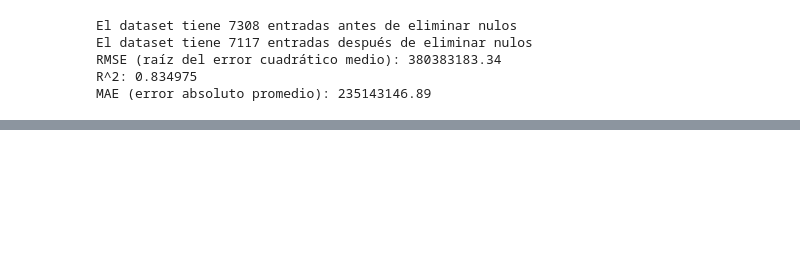
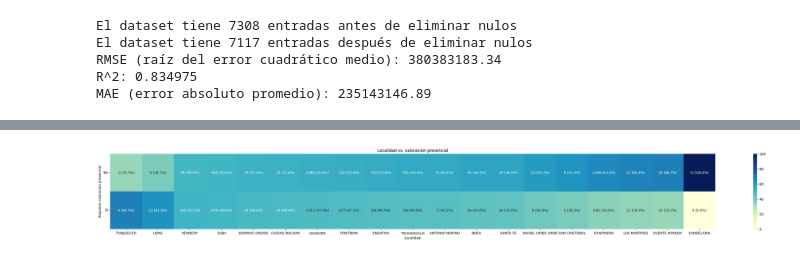
Before and after one commit to Traintain/MINE4101-202520-Taller2, a Jupyter notebook: taller.ipynb, the cells around one changed output, grey strips where cells are left out. Drawn from its saved outputs; the diff is of its cells as text; code cells hidden in the pictures; blank space fills up the shorter version.

Commit message:
Genración de valor

```diff
--- a/taller.ipynb
+++ b/taller.ipynb
@@ -962,0 +1010,43 @@ Esta revisión permitiría delimitar los segmentos donde el modelo funciona bien
+# %%
+def variable_vs_requiere_perito(df, col, label, sort=False, size=None):
+    contingency_table = pd.crosstab(
+        df['requiere_perito'],
+        df[col]
+    )
+
+    n=len(contingency_table.columns.tolist())
+    percentages = contingency_table.div(contingency_table.sum(axis=0), axis=1) * 100
+    annot = contingency_table.astype(str) + " (" + percentages.round(1).astype(str) + "%)"
+
+    if sort:
+        row_to_sort = "Sí"
+        sorted_cols = percentages.loc[row_to_sort].sort_values(ascending=False).index
+
+        percentages = percentages[sorted_cols]
+        contingency_table = contingency_table[sorted_cols]
+        annot = annot[sorted_cols]
+
+    if size:
+        plt.figure(figsize=size)
+
+    sns.heatmap(percentages, annot=annot, fmt="", cmap="YlGnBu")
+
+    plt.xticks([i+0.5 for i in range(n)], percentages.columns.tolist())
+    plt.yticks([i+0.5 for i in range(2)], ['No', 'Sí'], rotation=0)
+
+    plt.title(f"{label} vs. valoracion presencial")
+    plt.xlabel(label)
+    plt.ylabel('Requiere valoracion presencial')
+    plt.show()
+# %%
+df_not_na = X_val.copy()
+df_not_na = df_not_na.dropna()
+
+df_not_na = pd.concat([df_not_na, df_valid_results], axis=1)
+
+ct = pd.crosstab(
+    df_not_na["localidad"],
+    df_not_na["requiere_perito"],
+    normalize="index"   # normaliza por fila
+) * 100
+display(ct.sort_values(by="Sí", ascending=False))
@@ -962,0 +1068,4 @@ Esta revisión permitiría delimitar los segmentos donde el modelo funciona bien
+# %%
+variable_vs_requiere_perito(df_not_na, 'localidad', 'Localidad', True, (40,4))
+# %% [output]
+[figure, added]
```
Also changed, not shown: parts of 19 cells of this notebook.
